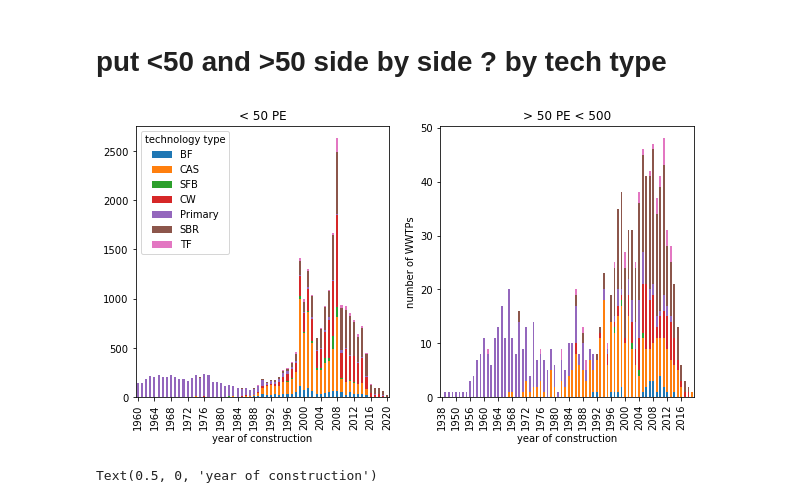
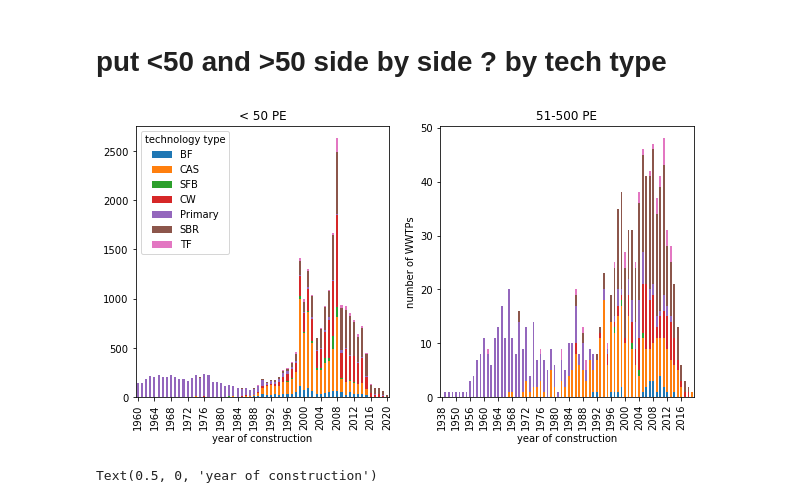
Before and after one commit to anakarpow/Locating-small-wastewater-systems-in-Austria, a Jupyter notebook: unify_graphs.ipynb, the cells around one changed output. Cells and saved outputs as stored; diff of their text form; code cells hidden in the pictures.

```diff
--- a/unify_graphs.ipynb
+++ b/unify_graphs.ipynb
@@ -98,25 +98,28 @@ medium_tech.rename(columns=types,inplace=True)
 
 # reomve minor categories to avoid color overload
 medium_tech.drop(columns=['MBR','RBC','Other', 'Unknown'],inplace=True)
+# %%
+title_small='< 50 PE'
+title_big='51-500 PE'
 # %% [markdown]
 # put <50 and >50 side by side ? by tech type
 # %%
 fig, ax= plt.subplots(1,2 ,figsize=(10,5))
 small_tech.drop(columns='Unknown').plot.bar(ax=ax[0],stacked=True)
 medium_tech.plot.bar(ax=ax[1], legend=False,stacked=True)
 plt.ylabel('number of WWTPs')
 ax[0].set_xlabel('year of construction')
 ax[1].set_xlabel('year of construction')
-ax[0].set_title('< 50 PE')
-ax[1].set_title('> 50 PE < 500')
+ax[0].set_title(title_small)
+ax[1].set_title(title_big)
 #plt.suptitle('temporal distribution of'.capitalize() +' WWTPs'+' up to 500'+'PE')
 ax[0].legend(title='technology type')
 ax[0].locator_params(axis="x", nbins=20)
 ax[1].locator_params(axis="x", nbins=20)
 
 plt.savefig('graphs/temporal_tech.png', bbox_inches='tight' )
 # %% [output]
-[figure, old version]
+[figure, new version]
 # %%
 small_tech=small_tech.loc[1960:,:]
 fig, ax= plt.subplots(1, figsize=(7,5))
```
Also changed, not shown: parts of 13 cells of this notebook, 1 other file.
